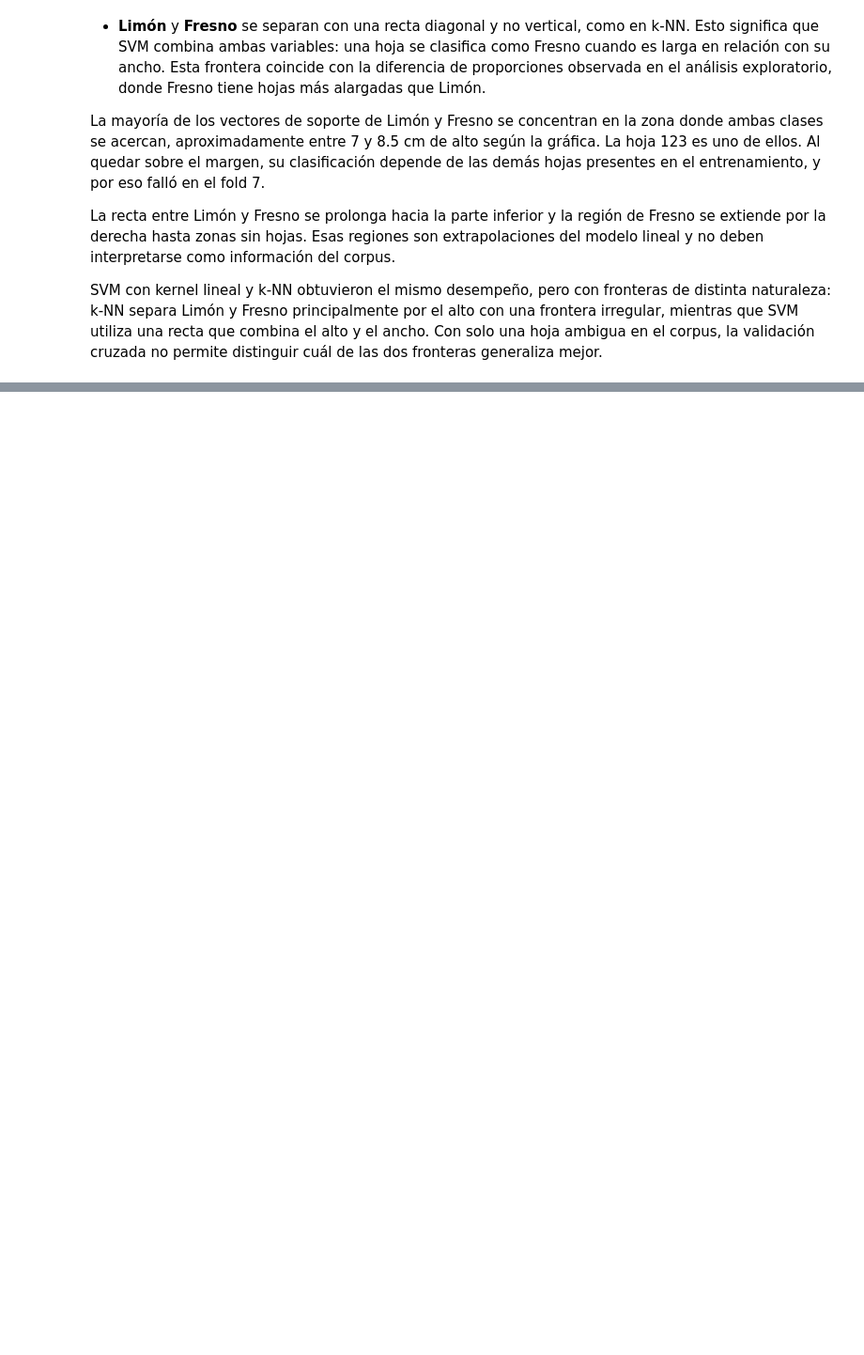
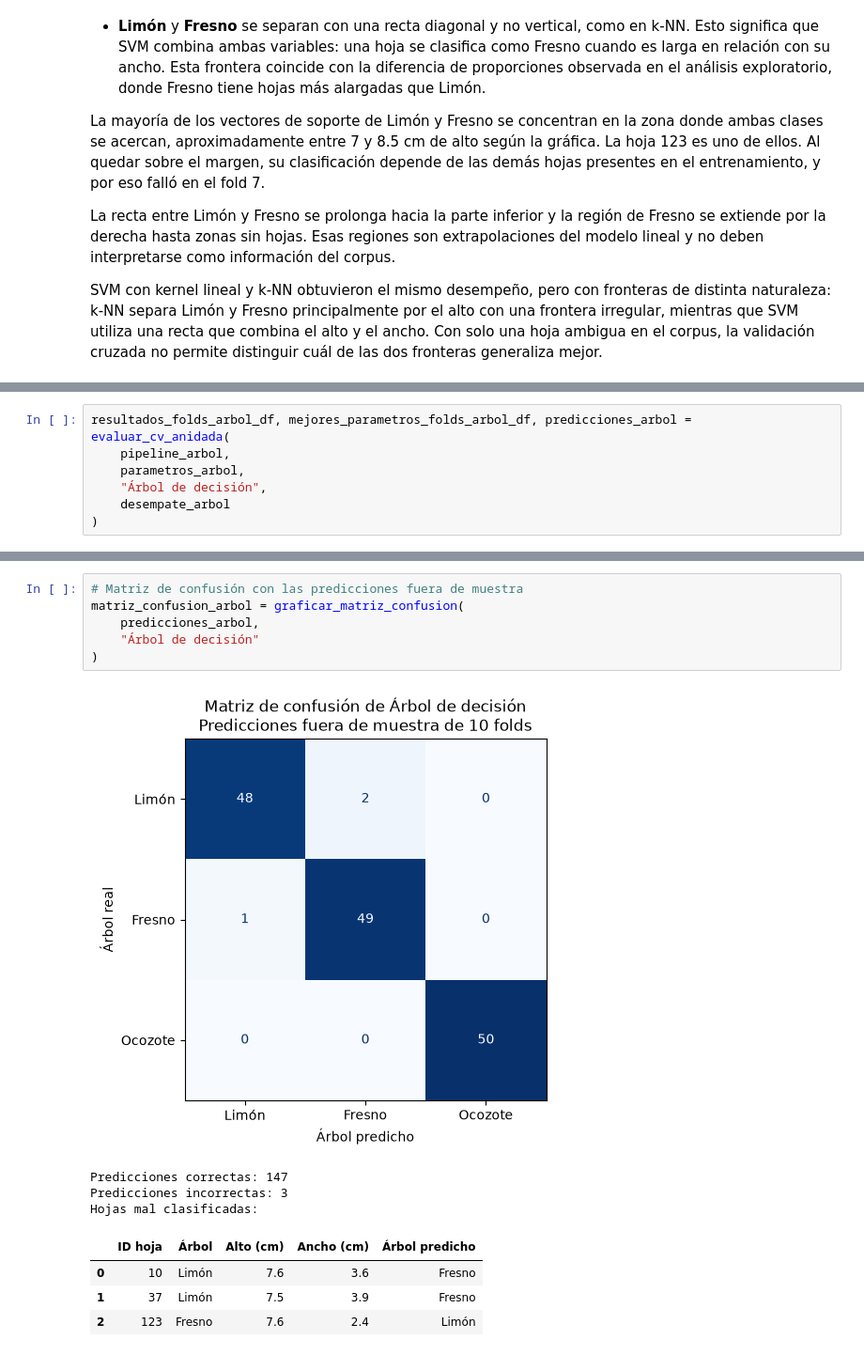
Before and after one commit to jpmartham/proyecto-final-razonamiento, a Jupyter notebook: notebooks/hojas.ipynb, the cells around one changed output, grey strips where cells are left out. Shown at 94% size. Saved outputs shown, nothing was run; the diff lists cells and outputs as text; blank space fills up the shorter version.

Commit message:
Hojas: árbol de decisión
Co-Authored-By: Claude Opus 5.5 <noreply@anthropic.com>

```diff
--- a/notebooks/hojas.ipynb
+++ b/notebooks/hojas.ipynb
@@ -2368,0 +2450,7 @@ SVM con kernel lineal y k-NN obtuvieron el mismo desempeño, pero con fronteras
+# %%
+resultados_folds_arbol_df, mejores_parametros_folds_arbol_df, predicciones_arbol = evaluar_cv_anidada(
+    pipeline_arbol,
+    parametros_arbol,
+    "Árbol de decisión",
+    desempate_arbol
+)
@@ -2368,0 +2516,15 @@ SVM con kernel lineal y k-NN obtuvieron el mismo desempeño, pero con fronteras
+# %%
+# Matriz de confusión con las predicciones fuera de muestra
+matriz_confusion_arbol = graficar_matriz_confusion(
+    predicciones_arbol,
+    "Árbol de decisión"
+)
+# %% [output]
+[figure, added]
+Predicciones correctas: 147
+Predicciones incorrectas: 3
+Hojas mal clasificadas:
+|  | ID hoja | Árbol | Alto (cm) | Ancho (cm) | Árbol predicho |
+| 0 | 10 | Limón | 7.6 | 3.6 | Fresno |
+| 1 | 37 | Limón | 7.5 | 3.9 | Fresno |
+| 2 | 123 | Fresno | 7.6 | 2.4 | Limón |
```
Also changed, not shown: parts of 11 cells of this notebook.
